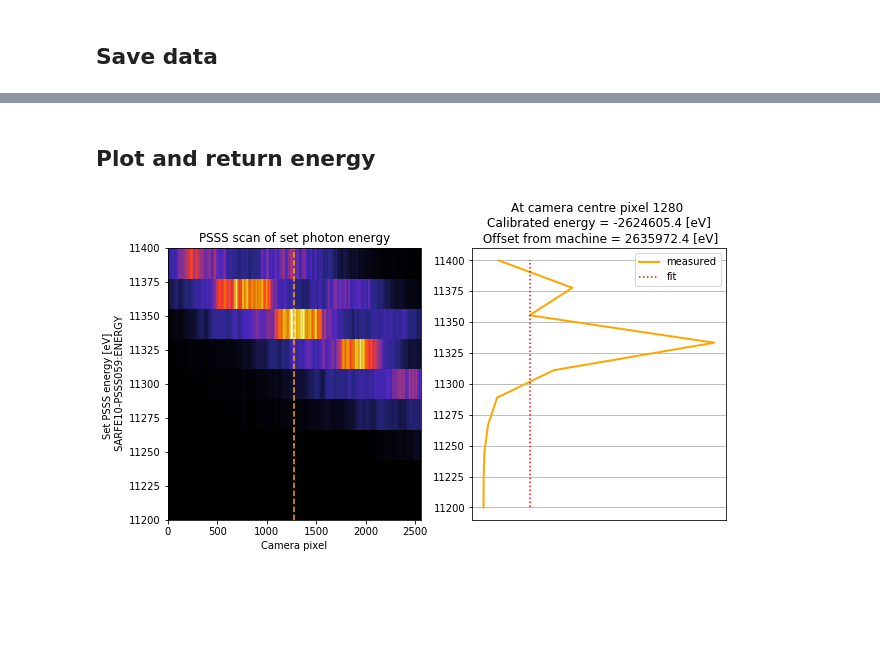
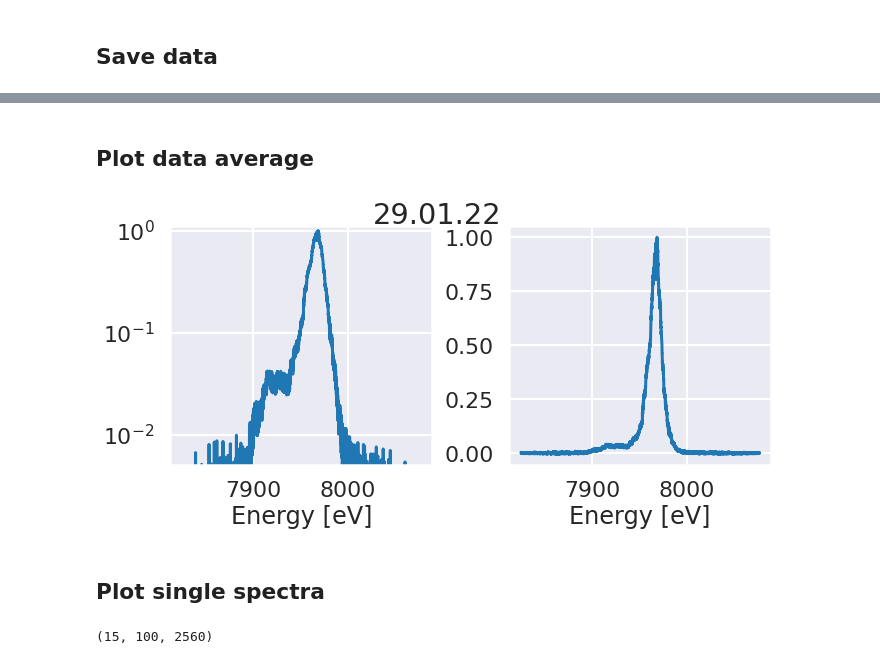
Before and after one commit to arrellc/PhotonDiagControl, a Jupyter notebook: Beamline/PSSS_energy_scan.ipynb, the cells around one changed output, grey strips where cells are left out. Saved outputs shown, nothing was run; the diff lists cells and outputs as text; code cells hidden in the pictures; blank space fills up the shorter version.

```diff
--- a/Beamline/PSSS_energy_scan.ipynb
+++ b/Beamline/PSSS_energy_scan.ipynb
@@ -92,10 +93,10 @@ def bimodal_fit(x, y):
 # %% [markdown]
 Scan range
 # %%
-E_from = 9950
-E_to = 10150
-steps = 7
-NumShots= 200
+E_from = 7850
+E_to = 8050
+steps = 15
+NumShots= 100
 Energy_range = np.linspace(E_from, E_to, steps)
 # %% [markdown]
 Only run the follow cell if you want to save in a single energy position
@@ -148,29 +148,29 @@ plt.grid(True)
-# %% [markdown]
-## Plot and return energy
-# %%
-Energy_range_fit = np.linspace(Energy_range[0], Energy_range[-1], len(Energy_range)*10)
-centre_line_out = Scan_spec[:,:,int(Scan_spec.shape[2]/2)].mean(axis=1)
-try:
-    popt,pcov = curve_fit(gaus,Energy_range,centre_line_out,p0=[1,Energy_range[np.argmax(centre_line_out)],Energy_range.mean()*1e-3,1e3*NumShots])
-except:
-    print('Fit failed: spectrum might not be near scan range center')
-    popt = [0.0, 0.0, 0.0, 0.0]
-measured_offset = Energy_from_machine_PV.get() - popt[1]
-plt.figure(figsize=[10,5])
-plt.subplot(121)
-plt.title('PSSS scan of set photon energy')
-plt.pcolormesh(np.arange(0,Scan_spec.shape[2]), Energy_range, Scan_spec.mean(axis=1),cmap='CMRmap')
-plt.vlines(int(Scan_spec.shape[2]/2), Energy_range[0], Energy_range[-1],linestyles='--', colors='orange')
-plt.xlim([0,Scan_spec.shape[2]])
-plt.xlabel('Camera pixel')
-plt.ylabel('Set PSSS energy [eV] \n SARFE10-PSSS059:ENERGY')
-
-plt.subplot(122)
-plt.title('At camera centre pixel %1i \nCalibrated energy = %.1f [eV]\n Offset from machine = %.1f [eV]'%(int(Scan_spec.shape[2]/2),popt[1],measured_offset))
-plt.plot(centre_line_out,Energy_range,linewidth = 2, color = 'orange',label ='measured')
-plt.plot(gaus(Energy_range_fit,*popt),Energy_range_fit,'r:',label='fit')
-plt.xticks([])
-plt.legend()
-plt.grid(True)
-# %% [output]
-[figure, removed]
+# %% [markdown]
+## Plot data average
+# %%
+name = "29.01.22"
+sns.set_style('darkgrid')
+sns.set_context('poster')
+plt.figure(figsize=[10,5])
+plt.suptitle(name)
+plt.subplot(121)
+plt.plot(e_axis_full,Spec_range/np.max(Spec_range))
+plt.yscale('log')
+plt.ylim([0.005,1.1])
+plt.xlabel("Energy [eV]")
+plt.grid(True)
+
+plt.subplot(122)
+plt.plot(e_axis_full,Spec_range/np.max(Spec_range))
+plt.xlabel("Energy [eV]")
+plt.grid(True)
+plt.tight_layout()
+plt.savefig('/sf/photo/psss/Aramis_spectral_step')
+# %% [output]
+[figure, added]
+# %% [markdown]
+## Plot single spectra
+# %%
+Scan_spec.shape
+# %% [output]
+(15, 100, 2560)
```
Also changed, not shown: parts of 7 cells of this notebook, 18 other files.
